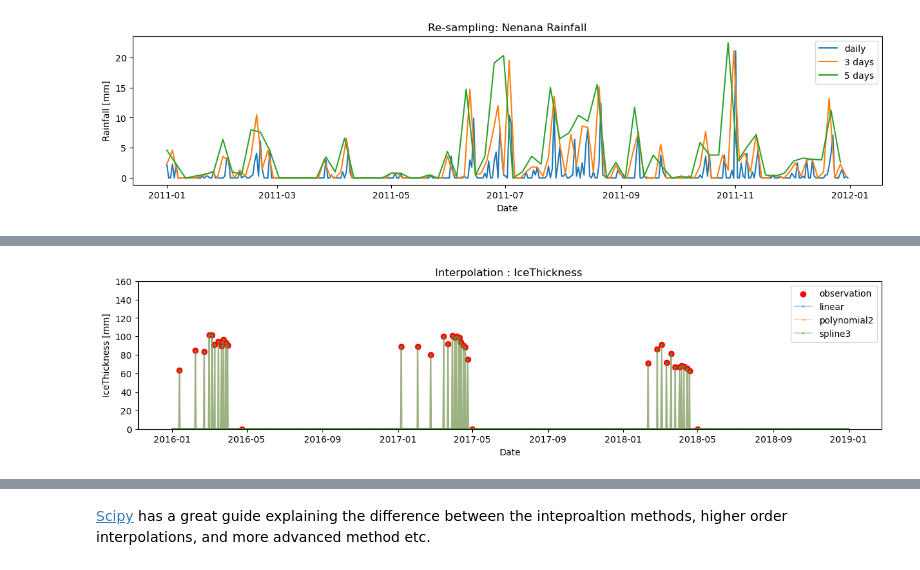
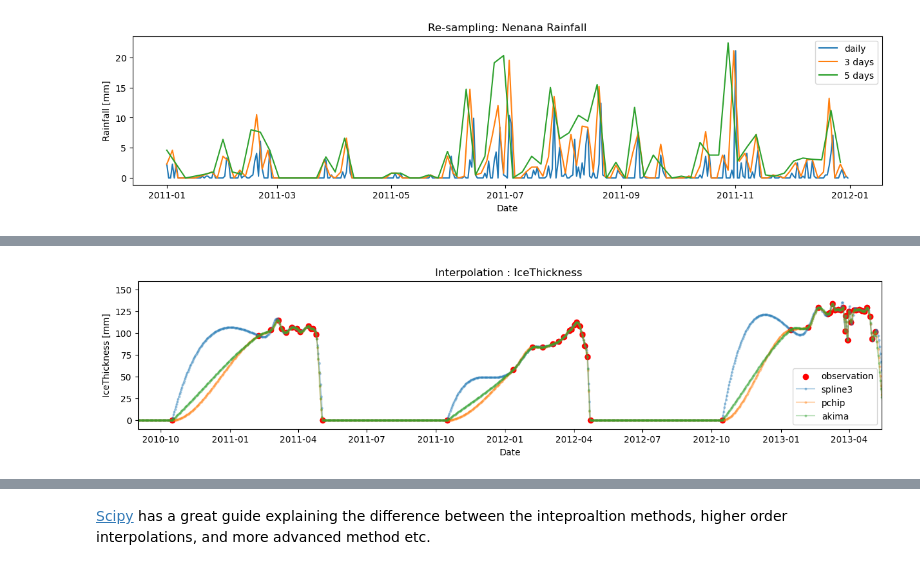
Before and after one commit to iceclassic/mude, a Jupyter notebook: book/Part_1/Resample_interp.ipynb, the cells around one changed output, grey strips where cells are left out. Cells and saved outputs as stored; diff of their text form; code cells hidden in the pictures.

```diff
--- a/book/Part_1/Resample_interp.ipynb
+++ b/book/Part_1/Resample_interp.ipynb
@@ -120,9 +120,24 @@ Use indexing to assign `IceThickness [cm]=0` at break up. (tip: remember that th
 # %%
+# fixing Problem 1
 
-Data.loc[(Data['Days until break up']) == 0, 'IceThickness [cm]'] = 0
+#there are multiple ways to do this a very simple and pragmatic way using only indexing is presented, using groupby()/.apply() we could get a more accurate interpolation
+# similary we could have use masks using the temperature to determine the range of dates where we know that the thickness is zero
+date = pd.Timestamp('2024-10-15')
+oct_1 = date.dayofyear
+Data.loc[(Data.index.dayofyear == oct_1), 'IceThickness [cm]'] = 0
+Data.loc[(Data['Days until break up'] == 0), 'IceThickness [cm]'] = 0
+
+
 ICE_linear=Data['IceThickness [cm]'].interpolate(method='linear')
-ICE_cubic=Data['IceThickness [cm]'].interpolate(method='polynomial',order=poly_order)
+ICE_poly=Data['IceThickness [cm]'].interpolate(method='polynomial',order=poly_order)
 ICE_spline=Data['IceThickness [cm]'].interpolate(method='spline',order=3)
+
+
+#Fixig Problem 2
+ICE_poly = ICE_poly.clip(lower=0)
+ICE_spline = ICE_spline.clip(lower=0)
+
+
 plt.figure(figsize=(15, 3))
 plt.title('Interpolation : IceThickness ')
 plt.scatter(Data.index,Data['IceThickness [cm]'], label='observation',color='r')
@@ -130,7 +145,8 @@ plt.plot(ICE_linear, label='linear',marker='o',alpha=0.3,markersize=2)
 plt.plot(ICE_poly, label=f'polynomial{poly_order}',marker='o',alpha=0.3,markersize=2)
 plt.plot(ICE_spline, label='spline3',marker='o',alpha=0.3,markersize=2)
 plt.ylabel("IceThickness [mm]")
-plt.ylim([0,160])
+plt.ylim([-100,160])
+plt.xlim(pd.to_datetime(['2010','2020']))
 plt.xlabel("Date")
 plt.legend()
 plt.show()
@@ -146,19 +168,23 @@ Use the method [`.fillna()`](https://pandas.pydata.org/pandas-docs/stable/refere
 # %%
-Data_0fill=Data.copy()
-Data_0fill['IceThickness [cm]'] = Data_0fill['IceThickness [cm]'].fillna(0)
-ICE_linear=Data_0fill['IceThickness [cm]'].interpolate(method='linear')
-ICE_poly=Data_0fill['IceThickness [cm]'].interpolate(method='polynomial',order=poly_order)
-ICE_spline=Data_0fill['IceThickness [cm]'].interpolate(method='spline',order=3)
+ICE_spline=Data['IceThickness [cm]'].interpolate(method='spline',order=3)
+ICE_pchip=Data['IceThickness [cm]'].interpolate(method='pchip')
+ICE_akima=Data['IceThickness [cm]'].interpolate(method='akima')
+
+ICE_spline = ICE_spline.clip(lower=0)
+ICE_pchip = ICE_pchip.clip(lower=0)
+ICE_akima = ICE_akima.clip(lower=0)
+
 plt.figure(figsize=(15, 3))
 plt.title('Interpolation : IceThickness ')
 plt.scatter(Data.index,Data['IceThickness [cm]'], label='observation',color='r')
-plt.plot(ICE_linear, label='linear',marker='o',alpha=0.3,markersize=2)
-plt.plot(ICE_poly, label=f'polynomial{poly_order}',marker='o',alpha=0.3,markersize=2)
 plt.plot(ICE_spline, label='spline3',marker='o',alpha=0.3,markersize=2)
+plt.plot(ICE_pchip, label='pchip',marker='o',alpha=0.3,markersize=2)
+plt.plot(ICE_akima, label='akima',marker='o',alpha=0.3,markersize=2)
 plt.ylabel("IceThickness [mm]")
-plt.ylim([0,160])
+plt.xlim(pd.to_datetime(['2010/09/01','2013/05/15']))
+plt.ylim([-10,160])
 plt.xlabel("Date")
 plt.legend()
 plt.show()
 # %% [output]
-[figure, old version]
+[figure, new version]
```
Also changed, not shown: parts of 15 cells of this notebook.
